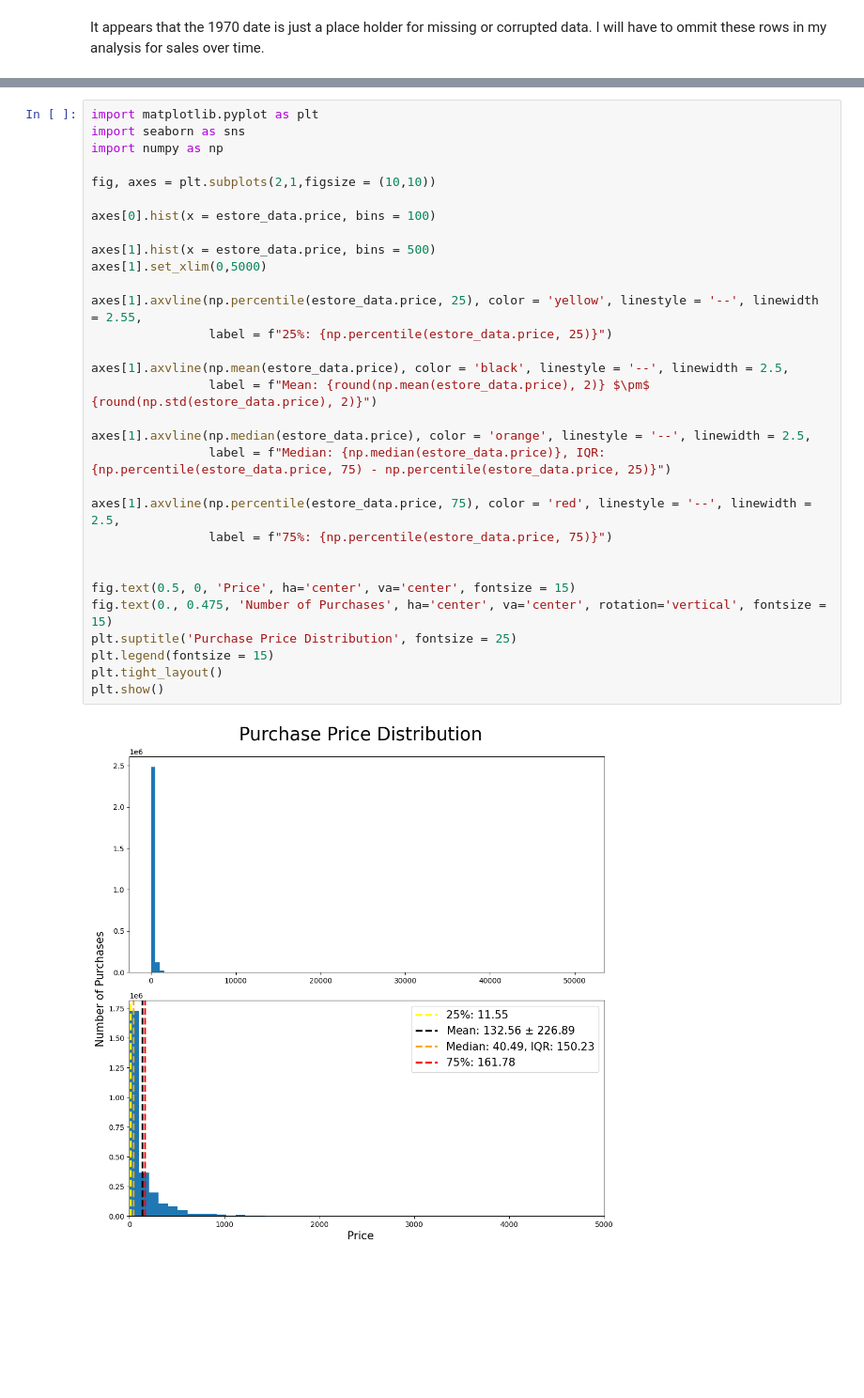
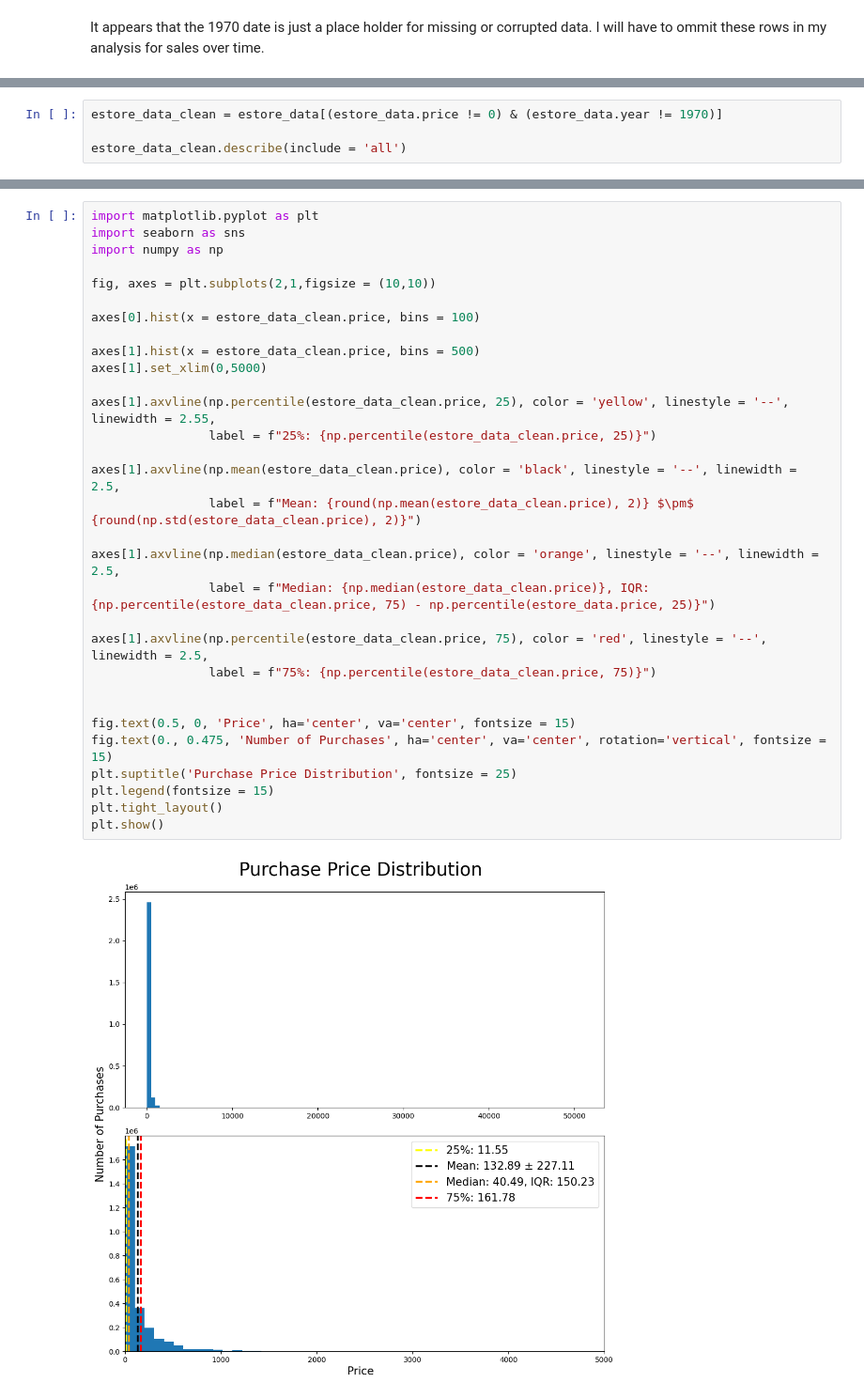
Before and after one commit to zcronk62/electronic_store_project, a Jupyter notebook: Estore_Portfolio_Project.ipynb, the cells around one changed output, grey strips where cells are left out. Shown at 94% size. Cells and saved outputs as stored; diff of their text form; blank space fills up the shorter version.

```diff
--- a/Estore_Portfolio_Project.ipynb
+++ b/Estore_Portfolio_Project.ipynb
@@ -352,0 +383,4 @@ It appears that the 1970 date is just a place holder for missing or corrupted da
+# %%
+estore_data_clean = estore_data[(estore_data.price != 0) & (estore_data.year != 1970)]
+
+estore_data_clean.describe(include = 'all')
@@ -357,33 +414,33 @@ It appears that the 1970 date is just a place holder for missing or corrupted da
 # %%
 import matplotlib.pyplot as plt
 import seaborn as sns
 import numpy as np
 
 fig, axes = plt.subplots(2,1,figsize = (10,10))
 
-axes[0].hist(x = estore_data.price, bins = 100)
+axes[0].hist(x = estore_data_clean.price, bins = 100)
 
-axes[1].hist(x = estore_data.price, bins = 500)
+axes[1].hist(x = estore_data_clean.price, bins = 500)
 axes[1].set_xlim(0,5000)
 
-axes[1].axvline(np.percentile(estore_data.price, 25), color = 'yellow', linestyle = '--', linewidth = 2.55,
-                label = f"25%: {np.percentile(estore_data.price, 25)}")
+axes[1].axvline(np.percentile(estore_data_clean.price, 25), color = 'yellow', linestyle = '--', linewidth = 2.55,
+                label = f"25%: {np.percentile(estore_data_clean.price, 25)}")
 
-axes[1].axvline(np.mean(estore_data.price), color = 'black', linestyle = '--', linewidth = 2.5,
-                label = f"Mean: {round(np.mean(estore_data.price), 2)} $\pm$ {round(np.std(estore_data.price), 2)}")
+axes[1].axvline(np.mean(estore_data_clean.price), color = 'black', linestyle = '--', linewidth = 2.5,
+                label = f"Mean: {round(np.mean(estore_data_clean.price), 2)} $\pm$ {round(np.std(estore_data_clean.price), 2)}")
 
-axes[1].axvline(np.median(estore_data.price), color = 'orange', linestyle = '--', linewidth = 2.5,
-                label = f"Median: {np.median(estore_data.price)}, IQR: {np.percentile(estore_data.price, 75) - np.percentile(estore_data.price, 25)}")
+axes[1].axvline(np.median(estore_data_clean.price), color = 'orange', linestyle = '--', linewidth = 2.5,
+                label = f"Median: {np.median(estore_data_clean.price)}, IQR: {np.percentile(estore_data_clean.price, 75) - np.percentile(estore_data.price, 25)}")
 
-axes[1].axvline(np.percentile(estore_data.price, 75), color = 'red', linestyle = '--', linewidth = 2.5,
-                label = f"75%: {np.percentile(estore_data.price, 75)}")
+axes[1].axvline(np.percentile(estore_data_clean.price, 75), color = 'red', linestyle = '--', linewidth = 2.5,
+                label = f"75%: {np.percentile(estore_data_clean.price, 75)}")
 
 
 fig.text(0.5, 0, 'Price', ha='center', va='center', fontsize = 15)
 fig.text(0., 0.475, 'Number of Purchases', ha='center', va='center', rotation='vertical', fontsize = 15)
 plt.suptitle('Purchase Price Distribution', fontsize = 25)
 plt.legend(fontsize = 15)
 plt.tight_layout()
 plt.show()
 # %% [output]
-[figure, old version]
+[figure, new version]
```
Also changed, not shown: parts of 75 cells of this notebook.
